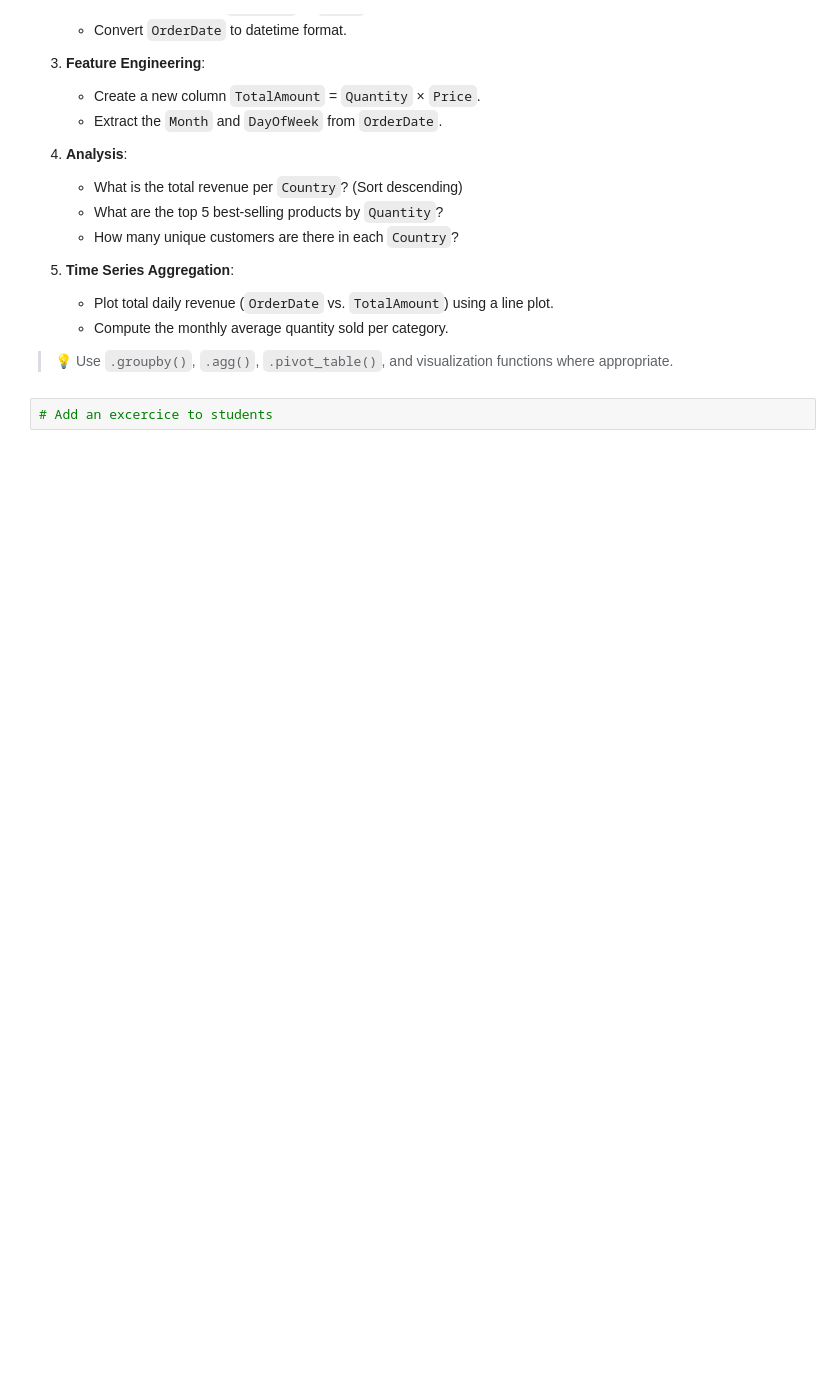
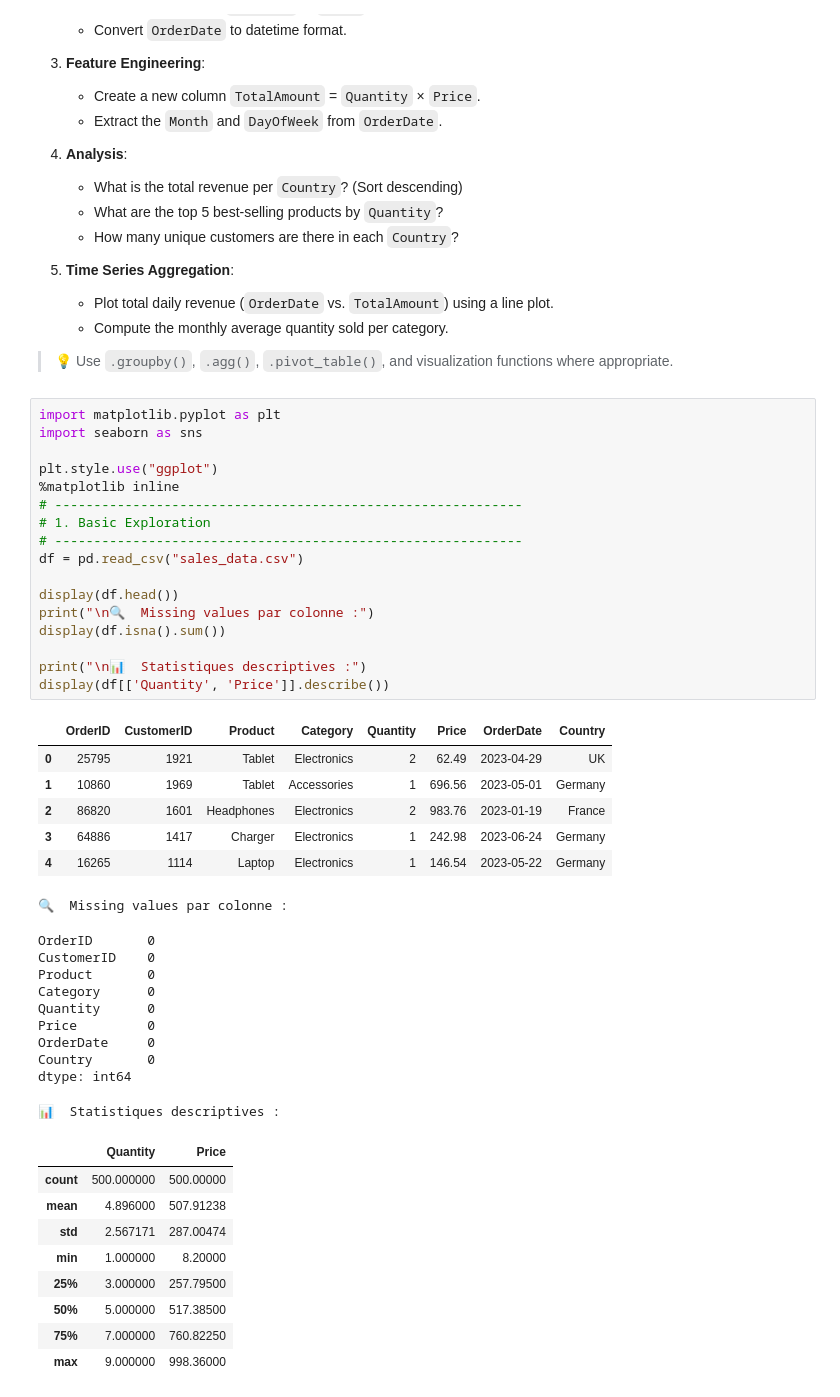
Before and after one commit to sarah-bouzabal/Cours-Data-Science-M2, a Jupyter notebook: DataScience/Exercice_2.ipynb, the cells around one changed output. Saved outputs shown, nothing was run; the diff lists cells and outputs as text; blank space fills up the shorter version.

```diff
--- a/DataScience/Exercice_2.ipynb
+++ b/DataScience/Exercice_2.ipynb
@@ -110,4 +167,46 @@ You are provided with a dataset `sales_data.csv` containing retail transactions
 
 > 💡 Use `.groupby()`, `.agg()`, `.pivot_table()`, and visualization functions where appropriate.
 # %%
-# Add an excercice to students
+import matplotlib.pyplot as plt
+import seaborn as sns
+
+plt.style.use("ggplot")
+%matplotlib inline
+# ------------------------------------------------------------
+# 1. Basic Exploration
+# ------------------------------------------------------------
+df = pd.read_csv("sales_data.csv")
+
+display(df.head())
+print("\n🔍  Missing values par colonne :")
+display(df.isna().sum())
+
+print("\n📊  Statistiques descriptives :")
+display(df[['Quantity', 'Price']].describe())
+# %% [output]
+|  | OrderID | CustomerID | Product | Category | Quantity | Price | OrderDate | Country |
+| 0 | 25795 | 1921 | Tablet | Electronics | 2 | 62.49 | 2023-04-29 | UK |
+| 1 | 10860 | 1969 | Tablet | Accessories | 1 | 696.56 | 2023-05-01 | Germany |
+| 2 | 86820 | 1601 | Headphones | Electronics | 2 | 983.76 | 2023-01-19 | France |
+| 3 | 64886 | 1417 | Charger | Electronics | 1 | 242.98 | 2023-06-24 | Germany |
+| 4 | 16265 | 1114 | Laptop | Electronics | 1 | 146.54 | 2023-05-22 | Germany |
+🔍  Missing values par colonne :
+OrderID       0
+CustomerID    0
+Product       0
+Category      0
+Quantity      0
+Price         0
+OrderDate     0
+Country       0
+dtype: int64
+📊  Statistiques descriptives :
+|  | Quantity | Price |
+| count | 500.000000 | 500.00000 |
+| mean | 4.896000 | 507.91238 |
+| std | 2.567171 | 287.00474 |
+| min | 1.000000 | 8.20000 |
+| 25% | 3.000000 | 257.79500 |
+| 50% | 5.000000 | 517.38500 |
+| 75% | 7.000000 | 760.82250 |
+| max | 9.000000 | 998.36000 |
```
Also changed, not shown: parts of 11 cells of this notebook, 1 other file.
